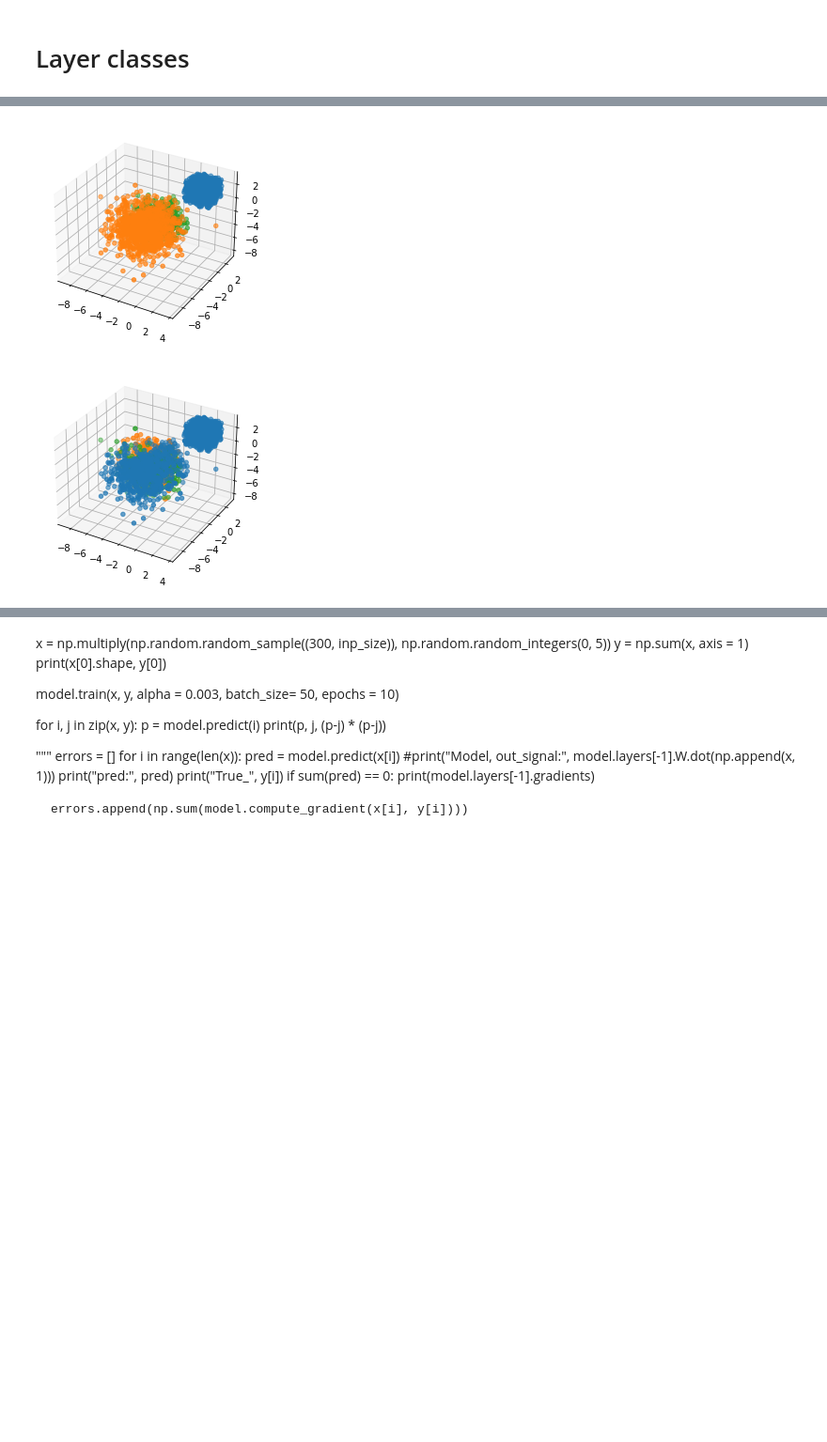
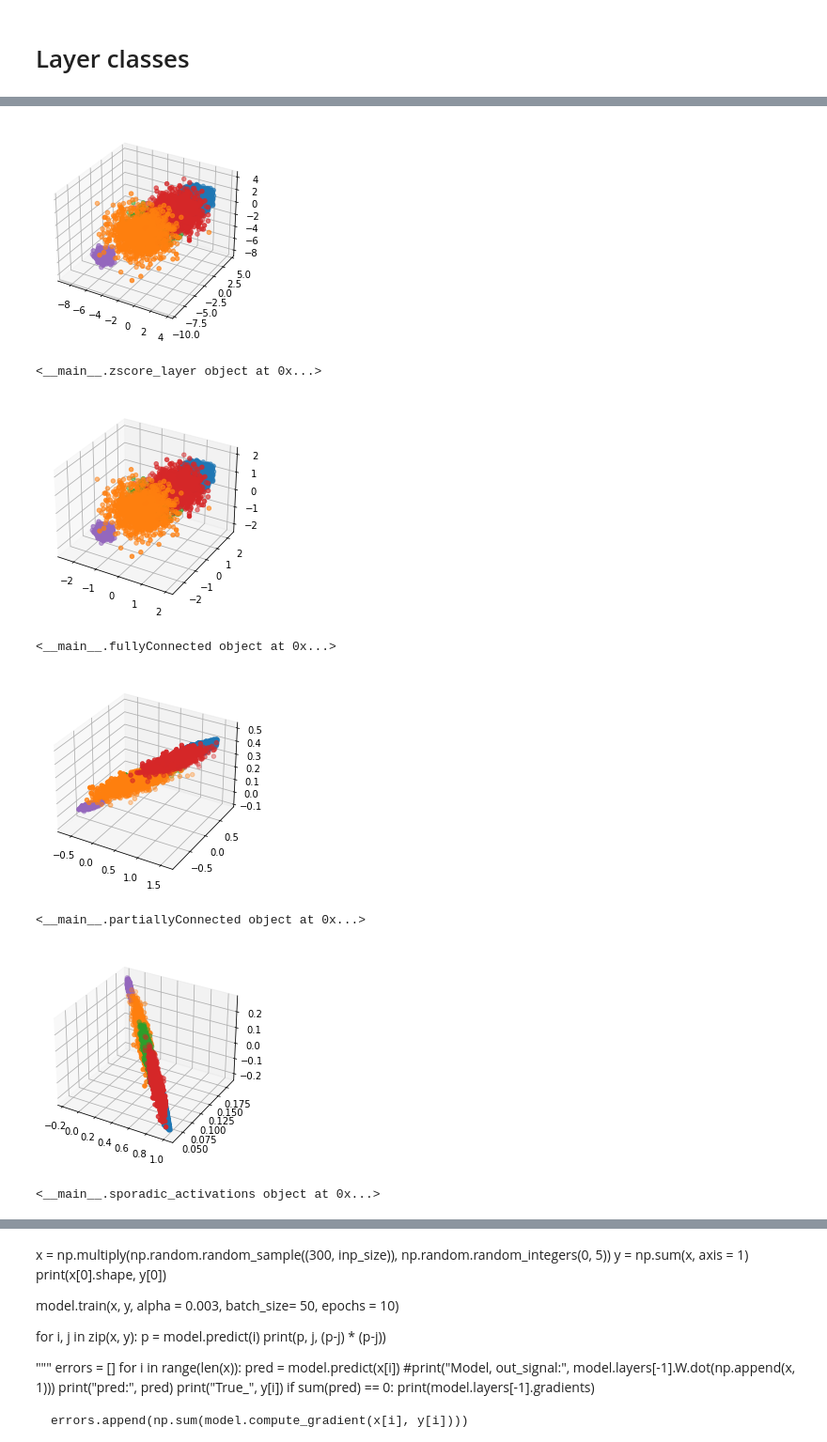
Before and after one commit to JoelSjoberg/Neural-NetworkInModules, a Jupyter notebook: Cluster loss.ipynb, the cells around one changed output, grey strips where cells are left out. Shown at 94% size. Saved outputs shown, nothing was run; the diff lists cells and outputs as text; code cells hidden in the pictures; blank space fills up the shorter version.

```diff
--- a/Cluster loss.ipynb
+++ b/Cluster loss.ipynb
@@ -575,11 +804,11 @@ class fullyConnected(Layer):
         # Remember to reset gradient after update
         self.gradients = []
 # %%
-class sporadic_activations(Layer):
+class sporadic_activations:
     def __init__(self, size, W = None, activations = None, trainable = True):
 
         # exp_relu seems to be unstable at the moment, debug it and add it later
-        activation_functions = [sine, cos, tanh, sigmoid, l_relu, relu, natural_l_relu, identity]
+        activation_functions = [sine, cos, tanh, sigmoid, l_relu, relu, natural_l_relu, identity, cont_sigmoid]
         self.W = []
         self.gradients = []
         self.trainable = True
@@ -622,7 +851,7 @@ class sporadic_activations(Layer):
 
         return None
 # %%
-class partiallyConnected(Layer):
+class partiallyConnected:
     def __init__(self, size, activation = identity, W = None, standardize = False, rate = 0.4, trainable = True):
 
         if W == None:
@@ -895,6 +1207,2 @@ print(model.layers[1].W)
 # %%
-for i in range(200):
-    print("Epoch",i+1)
-    print(model.layers[0].W)
-    model.train(points, enc_labels, alpha = 0.003, epochs = 100, batch_size=64)
-    #print(model.layers[0].W)
+model.train(points, labels, alpha = 0.000003, epochs = 100, batch_size=64)
@@ -932,28 +1220,43 @@ print(model.layers[1].W)
-# %%
-#print(labels)
-#print(model.predict(points))
-preds = []
-for i, p in enumerate(points):
-    preds.append(np.round(model.predict(p)).astype("int32"))
-preds = np.array(preds)
 # %%
-fig = plt.figure()
-ax = fig.gca(projection='3d')
-for i in np.unique(labels):
-    p = points[labels == i]
-    ax.scatter(p.T[0], p.T[1], p.T[2])
-plt.show()
+for layer in range(len(model.layers)):
+
+    if layer-1 != -1:
+        print(model.layers[layer-1])
+
+    preds = []
+
+    for i, p in enumerate(points):
+        model.predict(p)
+        preds.append(np.array(model.layers[layer].signal))
+    preds = np.array(preds)
+    fig = plt.figure()
+    ax = fig.gca(projection='3d')
+    for i in np.unique(labels):
+        if len(preds[labels == i]) != 0:
+            p = preds[labels == i].reshape(preds[labels == i].shape[0], preds[labels == i].shape[1])
+            ax.scatter(p.T[0], p.T[1], p.T[2])
+    plt.show()
+
+
+preds = []
+for i, p in enumerate(points):
+    preds.append(model.predict(p))
+preds = np.array(preds).reshape(len(preds), len(preds[0]))
+
+print(model.layers[-1])
 
 fig = plt.figure()
 ax = fig.gca(projection='3d')
 for i in np.unique(labels):
-    # For multi label case
-    p = points[np.argmax(preds, axis = 1).flatten() == i]
-
-    # For regression case
-    #p = points[preds.flatten() == i]
+    p = preds[labels == i]
     ax.scatter(p.T[0], p.T[1], p.T[2])
 plt.show()
 # %% [output]
-[figure, old version]
+[figure, new version]
+<__main__.zscore_layer object at 0x...>
-[figure, old version]
+[figure, new version]
+<__main__.fullyConnected object at 0x...>
+[figure, added]
+<__main__.partiallyConnected object at 0x...>
+[figure, added]
+<__main__.sporadic_activations object at 0x...>
```
Also changed, not shown: parts of 47 cells of this notebook.
